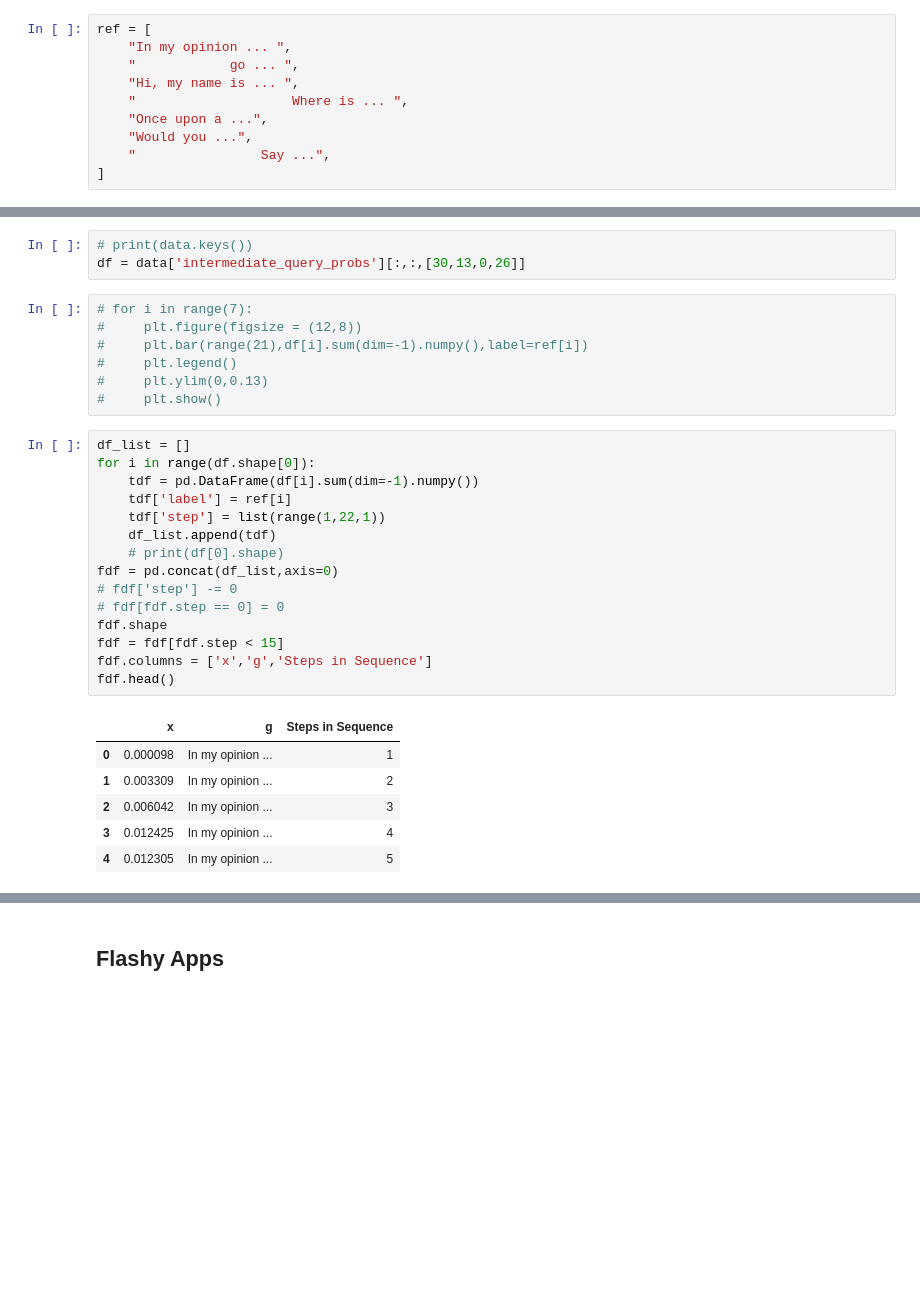
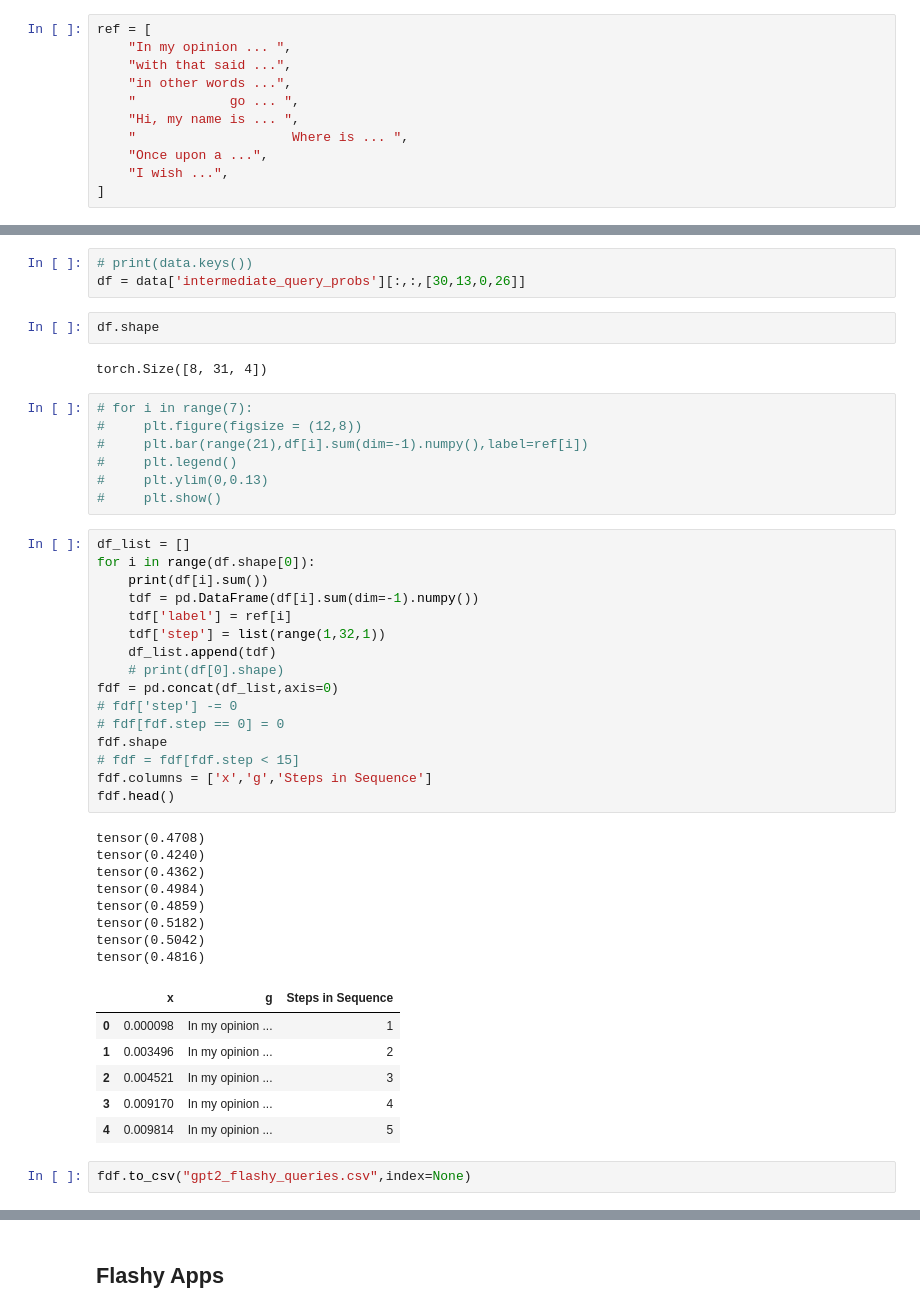
Before and after one commit to vshah99/prob_seq_queries_nnproject, a Jupyter notebook: notebooks/flashy_queries.ipynb, the cells around one changed output, grey strips where cells are left out. Drawn from its saved outputs; the diff is of its cells as text; blank space fills up the shorter version.

Commit message:
flashy apps done

```diff
--- a/notebooks/flashy_queries.ipynb
+++ b/notebooks/flashy_queries.ipynb
@@ -18,12 +15,13 @@ The autoreload extension is already loaded. To reload it, use:
 # %%
 ref = [
     "In my opinion ... ",
+    "with that said ...",
+    "in other words ...",
     "            go ... ",
     "Hi, my name is ... ",
     "                    Where is ... ",
     "Once upon a ...",
-    "Would you ...",
-    "                Say ...",
+    "I wish ...",
 ]
 # %%
 path = "../data/flashy/flashy_gpt2/val_dl/val-dl_flashy_gpt2_flashy_1000mc.pkl"
@@ -31,6 +29,10 @@ data = read_pkl(path)
 # %%
 # print(data.keys())
 df = data['intermediate_query_probs'][:,:,[30,13,0,26]]
+# %%
+df.shape
+# %% [output]
+torch.Size([8, 31, 4])
 # %%
 # for i in range(7):
 #     plt.figure(figsize = (12,8))
@@ -41,25 +43,36 @@ df = data['intermediate_query_probs'][:,:,[30,13,0,26]]
 # %%
 df_list = []
 for i in range(df.shape[0]):
+    print(df[i].sum())
     tdf = pd.DataFrame(df[i].sum(dim=-1).numpy())
     tdf['label'] = ref[i]
-    tdf['step'] = list(range(1,22,1))
+    tdf['step'] = list(range(1,32,1))
     df_list.append(tdf)
     # print(df[0].shape)
 fdf = pd.concat(df_list,axis=0)
 # fdf['step'] -= 0
 # fdf[fdf.step == 0] = 0
 fdf.shape
-fdf = fdf[fdf.step < 15]
+# fdf = fdf[fdf.step < 15]
 fdf.columns = ['x','g','Steps in Sequence']
 fdf.head()
 # %% [output]
+tensor(0.4708)
+tensor(0.4240)
+tensor(0.4362)
+tensor(0.4984)
+tensor(0.4859)
+tensor(0.5182)
+tensor(0.5042)
+tensor(0.4816)
 |  | x | g | Steps in Sequence |
 | 0 | 0.000098 | In my opinion ... | 1 |
-| 1 | 0.003309 | In my opinion ... | 2 |
-| 2 | 0.006042 | In my opinion ... | 3 |
-| 3 | 0.012425 | In my opinion ... | 4 |
-| 4 | 0.012305 | In my opinion ... | 5 |
+| 1 | 0.003496 | In my opinion ... | 2 |
+| 2 | 0.004521 | In my opinion ... | 3 |
+| 3 | 0.009170 | In my opinion ... | 4 |
+| 4 | 0.009814 | In my opinion ... | 5 |
+# %%
+fdf.to_csv("gpt2_flashy_queries.csv",index=None)
 # %%
 import numpy as np
 import pandas as pd
```
Also changed, not shown: parts of 16 cells of this notebook, 29 other files.
